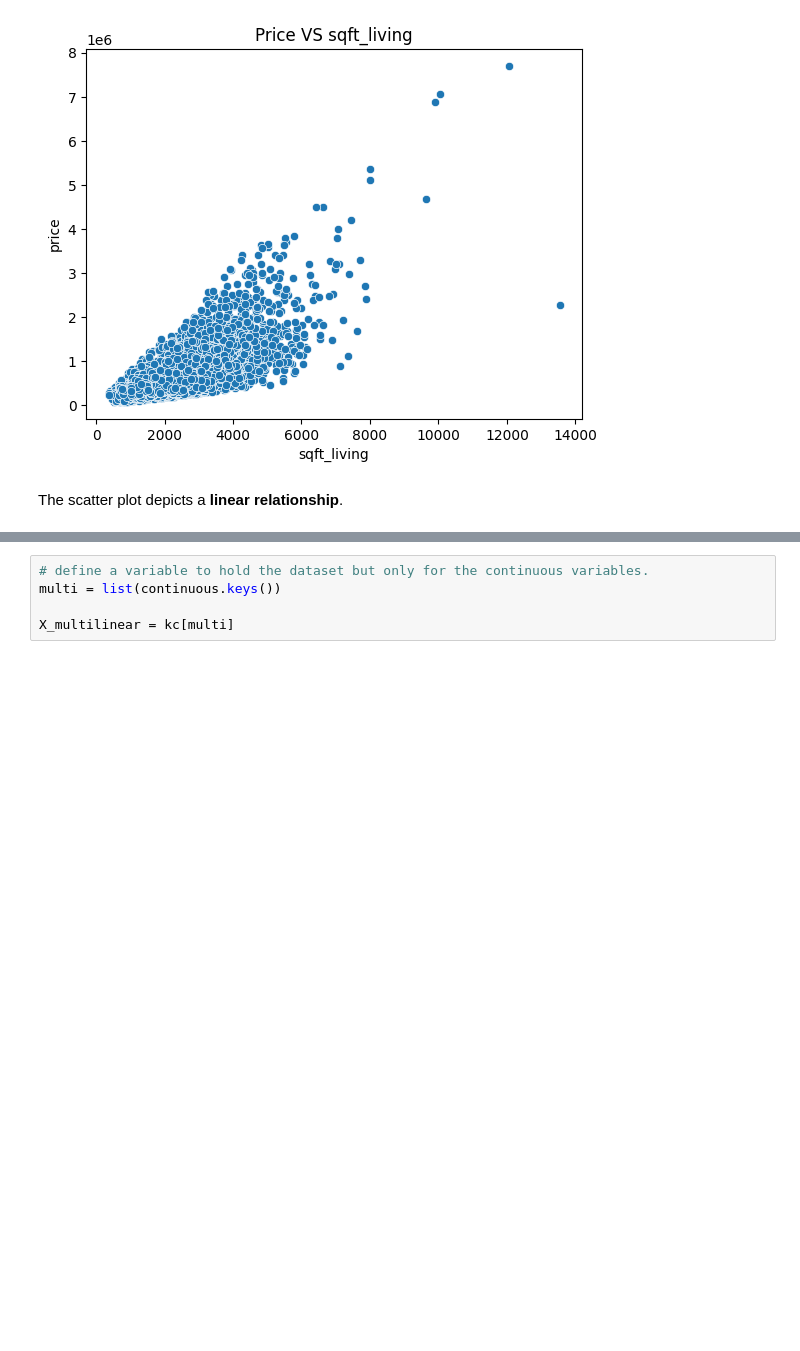
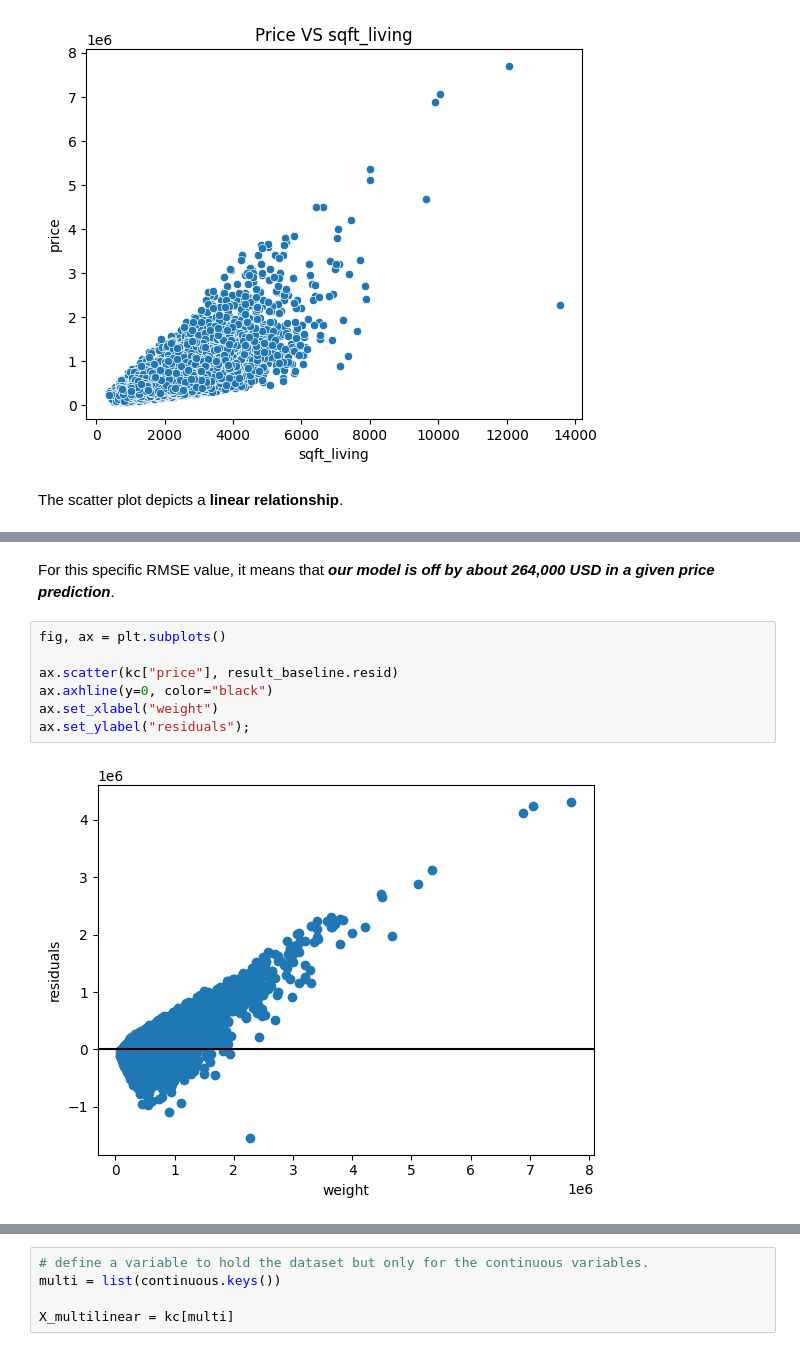
Before and after one commit to K1nyash/Project-2, a Jupyter notebook: Project_2.ipynb, the cells around one changed output, grey strips where cells are left out. Cells and saved outputs as stored; diff of their text form; blank space fills up the shorter version.

```diff
--- a/Project_2.ipynb
+++ b/Project_2.ipynb
@@ -418 +404,12 @@ list(continuous.keys())
+# %% [markdown]
+For this specific RMSE value, it means that ***our model is off by about 264,000 USD in a given price prediction***.
+# %%
+fig, ax = plt.subplots()
+
+ax.scatter(kc["price"], result_baseline.resid)
+ax.axhline(y=0, color="black")
+ax.set_xlabel("weight")
+ax.set_ylabel("residuals");
+# %% [output]
+[figure, added]
 # %% [markdown]
```
Also changed, not shown: parts of 61 cells of this notebook, 1 other file.
